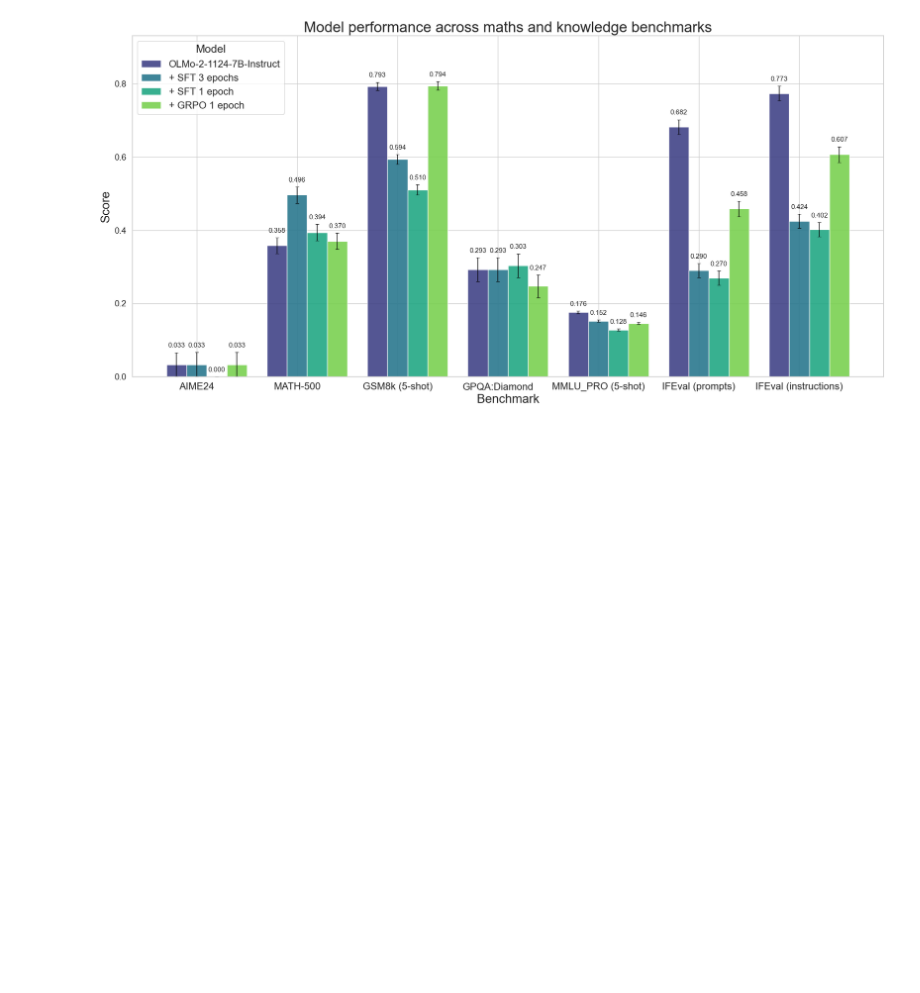
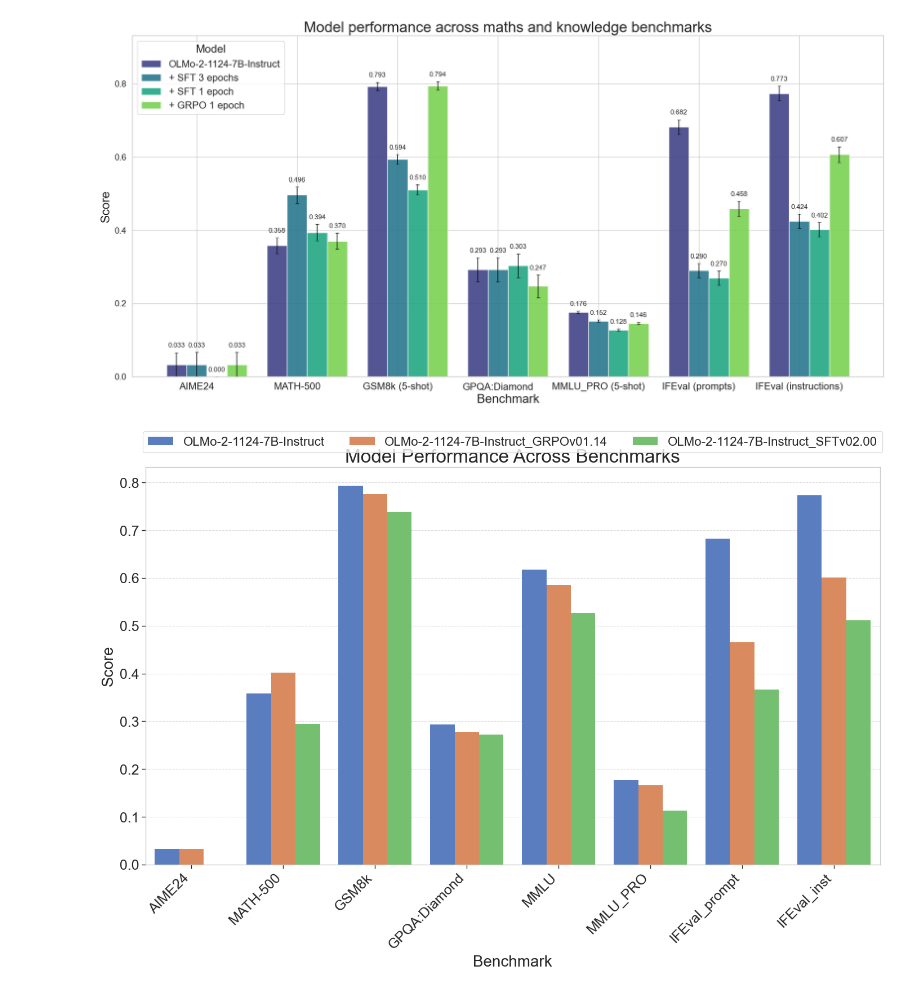
Before and after one commit to Neelectric/open-r1_olmo, a Jupyter notebook: random_data_viz.ipynb, the cells around one changed output. Drawn from its saved outputs; the diff is of its cells as text; code cells hidden in the pictures; blank space fills up the shorter version.

```diff
--- a/random_data_viz.ipynb
+++ b/random_data_viz.ipynb
@@ -527,0 +505,64 @@ plt.show()
+# %%
+import pandas as pd
+import numpy as np
+import matplotlib.pyplot as plt
+import seaborn as sns
+
+# Setting up the style for paper publication
+plt.style.use('seaborn-v0_8-whitegrid')
+sns.set_context("paper", font_scale=1.5)  # Larger font for paper readability
+
+# Create DataFrame from the data
+data = {
+    'Model': [
+        'OLMo-2-1124-7B-Instruct',
+        'OLMo-2-1124-7B-Instruct_GRPOv01.14',
+        'OLMo-2-1124-7B-Instruct_SFTv02.00'
+    ],
+    'AIME24': [0.0333, 0.0333, 0.000],
+    'MATH-500': [0.358, 0.402, 0.294],
+    'GSM8k': [0.7930, 0.7756, 0.7384],
+    'GPQA:Diamond': [0.2929, 0.2778, 0.2727],
+    'MMLU': [0.6180, 0.5858, 0.5270],
+    'MMLU_PRO': [0.1764, 0.1666, 0.1129],
+    'IFEval_prompt': [0.6821, 0.4658, 0.3660],
+    'IFEval_inst': [0.7734, 0.6007, 0.5120]
+}
+
+# Create DataFrame
+df = pd.DataFrame(data)
+
+# Convert to long format for easier plotting
+df_long = pd.melt(df, id_vars=['Model'], var_name='Benchmark', value_name='Score')
+
+# Define a nice color palette
+palette = sns.color_palette("muted", 3)
+
+# Create the plot
+plt.figure(figsize=(15, 10))
+ax = sns.barplot(x='Benchmark', y='Score', hue='Model', data=df_long, palette=palette)
+
+# Add labels and title
+plt.xlabel('Benchmark', fontsize=20)
+plt.ylabel('Score', fontsize=20)
+plt.title('Model Performance Across Benchmarks', fontsize=24)
+
+# Make the legend larger and place it at the top
+plt.legend(bbox_to_anchor=(0.5, 1.02), loc='lower center',
+           ncol=3, fontsize=16, frameon=True)
+
+# Rotate x-axis labels for better readability
+plt.xticks(rotation=45, ha='right', fontsize=18)
+plt.yticks(fontsize=18)
+
+# Adjust the plot to make room for the labels
+plt.tight_layout()
+
+# Add grid lines for easier reading
+ax.grid(True, axis='y', linestyle='--', alpha=0.7)
+
+# Display the plot
+plt.savefig('model_comparison.png', dpi=300, bbox_inches='tight')
+plt.show()
+# %% [output]
+[figure, added]
```
Also changed, not shown: parts of 1 cell of this notebook, 2 other files.
